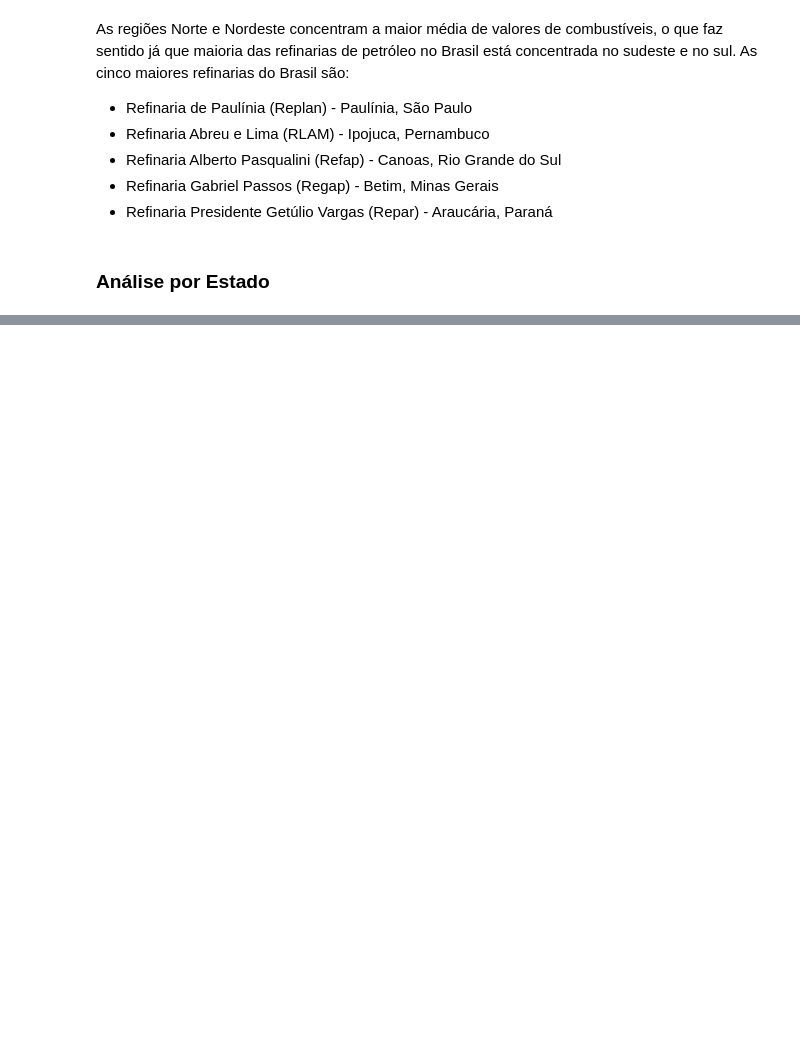
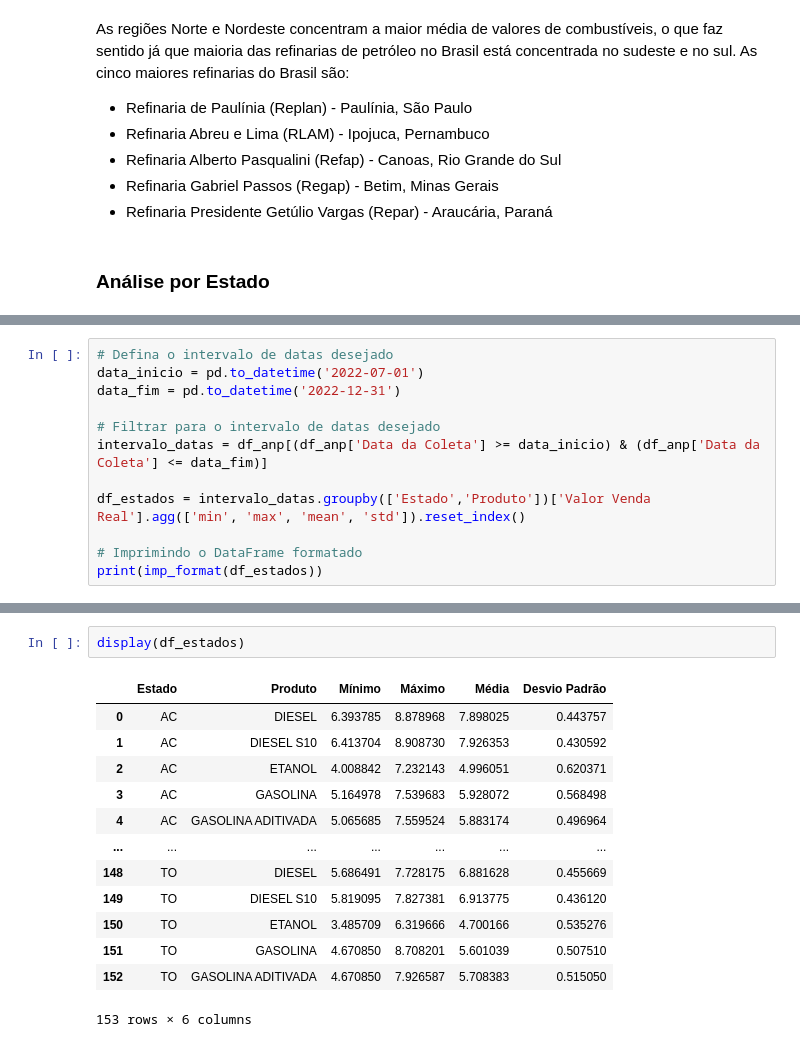
Before and after one commit to anazanetti/Analise_exploratoria, a Jupyter notebook: analise grafica combustiveis.ipynb, the cells around one changed output, grey strips where cells are left out. Saved outputs shown, nothing was run; the diff lists cells and outputs as text; blank space fills up the shorter version.

```diff
--- a/analise grafica combustiveis.ipynb
+++ b/analise grafica combustiveis.ipynb
@@ -576,0 +568,12 @@ display(df1_anp)
+# %%
+# Defina o intervalo de datas desejado
+data_inicio = pd.to_datetime('2022-07-01')
+data_fim = pd.to_datetime('2022-12-31')
+
+# Filtrar para o intervalo de datas desejado
+intervalo_datas = df_anp[(df_anp['Data da Coleta'] >= data_inicio) & (df_anp['Data da Coleta'] <= data_fim)]
+
+df_estados = intervalo_datas.groupby(['Estado','Produto'])['Valor Venda Real'].agg(['min', 'max', 'mean', 'std']).reset_index()
+
+# Imprimindo o DataFrame formatado
+print(imp_format(df_estados))
@@ -576,0 +595,16 @@ display(df1_anp)
+# %%
+display(df_estados)
+# %% [output]
+|  | Estado | Produto | Mínimo | Máximo | Média | Desvio Padrão |
+| 0 | AC | DIESEL | 6.393785 | 8.878968 | 7.898025 | 0.443757 |
+| 1 | AC | DIESEL S10 | 6.413704 | 8.908730 | 7.926353 | 0.430592 |
+| 2 | AC | ETANOL | 4.008842 | 7.232143 | 4.996051 | 0.620371 |
+| 3 | AC | GASOLINA | 5.164978 | 7.539683 | 5.928072 | 0.568498 |
+| 4 | AC | GASOLINA ADITIVADA | 5.065685 | 7.559524 | 5.883174 | 0.496964 |
+| ... | ... | ... | ... | ... | ... | ... |
+| 148 | TO | DIESEL | 5.686491 | 7.728175 | 6.881628 | 0.455669 |
+| 149 | TO | DIESEL S10 | 5.819095 | 7.827381 | 6.913775 | 0.436120 |
+| 150 | TO | ETANOL | 3.485709 | 6.319666 | 4.700166 | 0.535276 |
+| 151 | TO | GASOLINA | 4.670850 | 8.708201 | 5.601039 | 0.507510 |
+| 152 | TO | GASOLINA ADITIVADA | 4.670850 | 7.926587 | 5.708383 | 0.515050 |
+153 rows × 6 columns
```
Also changed, not shown: parts of 7 cells of this notebook.
